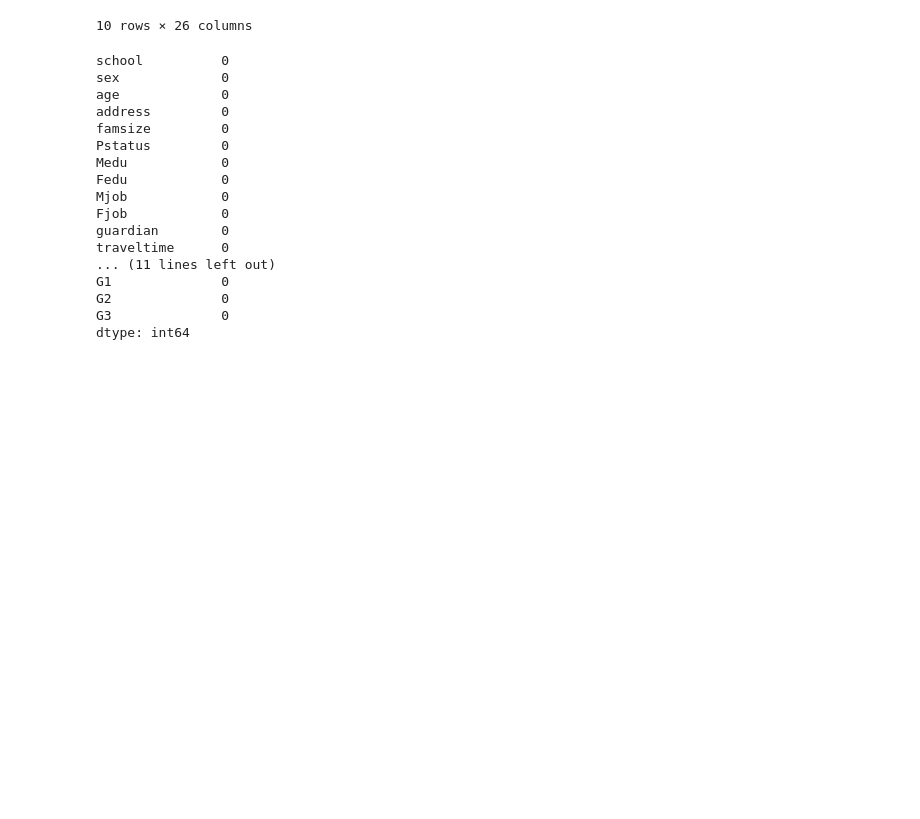
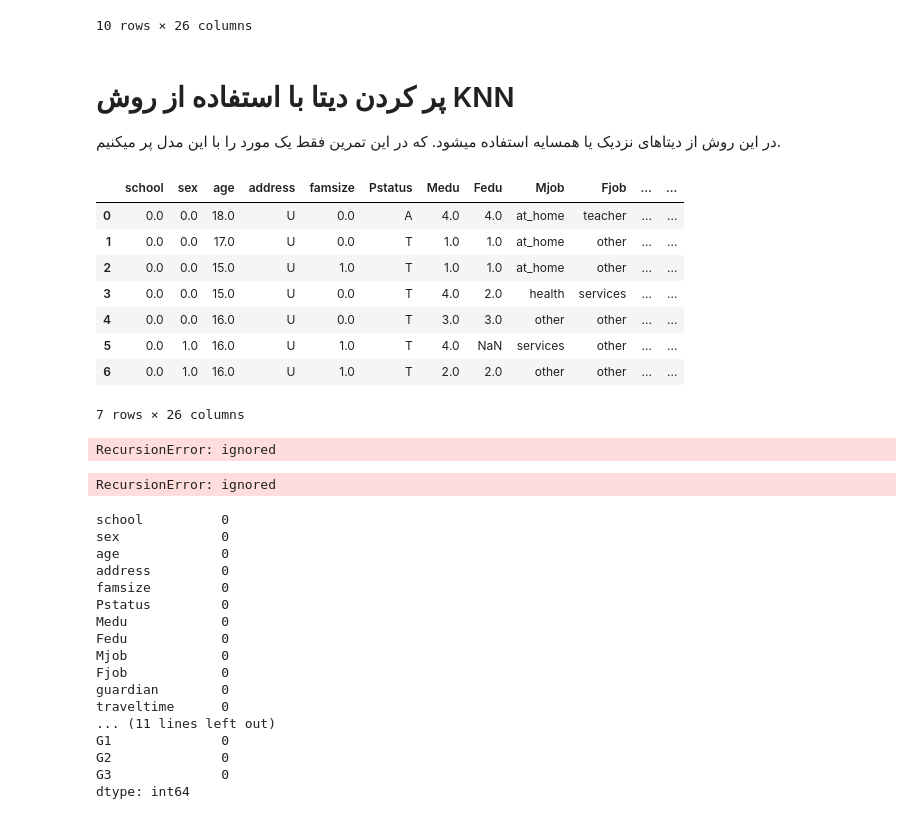
Before and after one commit to AmirNBA9/MachineLearning, a Jupyter notebook: Examin-Num01.ipynb, the cells around one changed output. Cells and saved outputs as stored; diff of their text form; code cells hidden in the pictures; blank space fills up the shorter version.

```diff
--- a/Examin-Num01.ipynb
+++ b/Examin-Num01.ipynb
@@ -115,6 +115,27 @@ data.head(10)
 | 8 | 0.0 | 1.0 | 15.0 | U | 1.0 | A | 3.0 | 2.0 | services | other | ... | ... |
 | 9 | 0.0 | 1.0 | 15.0 | U | 0.0 | T | 3.0 | 4.0 | other | other | ... | ... |
 10 rows × 26 columns
+# %% [markdown]
+# پر کردن دیتا با استفاده از روش KNN
+
+در این روش از دیتاهای نزدیک یا همسایه استفاده میشود. که در این تمرین فقط یک مورد را با این مدل پر میکنیم.
+# %%
+from sklearn.impute import KNNImputer as knn
+
+imputer = knn(n_neighbors=2)
+data['internet'] = imputer.fit_transform(data['internet'].values.reshape(-1, 1))
+
+data.head(7)
+# %% [output]
+|  | school | sex | age | address | famsize | Pstatus | Medu | Fedu | Mjob | Fjob | ... | ... |
+| 0 | 0.0 | 0.0 | 18.0 | U | 0.0 | A | 4.0 | 4.0 | at_home | teacher | ... | ... |
+| 1 | 0.0 | 0.0 | 17.0 | U | 0.0 | T | 1.0 | 1.0 | at_home | other | ... | ... |
+| 2 | 0.0 | 0.0 | 15.0 | U | 1.0 | T | 1.0 | 1.0 | at_home | other | ... | ... |
+| 3 | 0.0 | 0.0 | 15.0 | U | 0.0 | T | 4.0 | 2.0 | health | services | ... | ... |
+| 4 | 0.0 | 0.0 | 16.0 | U | 0.0 | T | 3.0 | 3.0 | other | other | ... | ... |
+| 5 | 0.0 | 1.0 | 16.0 | U | 1.0 | T | 4.0 | NaN | services | other | ... | ... |
+| 6 | 0.0 | 1.0 | 16.0 | U | 1.0 | T | 2.0 | 2.0 | other | other | ... | ... |
+7 rows × 26 columns
 # %%
 data["Fedu"].fillna( method ='ffill', inplace = True)
 data["Medu"].fillna( method ='ffill', inplace = True)
@@ -123,7 +144,6 @@ data["G1"].fillna( method ='ffill', inplace = True)
 data["G3"].fillna( method ='ffill', inplace = True)
 data["feespaid"].fillna( method ='ffill', inplace = True)
 data["ecactivities"].fillna( method ='ffill', inplace = True)
-data["internet"].fillna( method ='ffill', inplace = True)
 data["freetime"].fillna( method ='ffill', inplace = True)
 data["goout"].fillna( method ='ffill', inplace = True)
 data["health"].fillna( method ='ffill', inplace = True)
@@ -142,5 +162,9 @@ data["absences"].fillna( method ='ffill', inplace = True)
 data["Mjob"].fillna( method ='ffill', inplace = True)
 data["Fjob"].fillna( method ='ffill', inplace = True)
 data['school'].fillna( method ='ffill', inplace = True)
-#data.head(7)
+data['G2'].fillna(data['G2'].median , inplace=True)
+data.head(7)
+# %% [output]
+RecursionError: ignored
+RecursionError: ignored
 # %%
```
Also changed, not shown: parts of 12 cells of this notebook.
